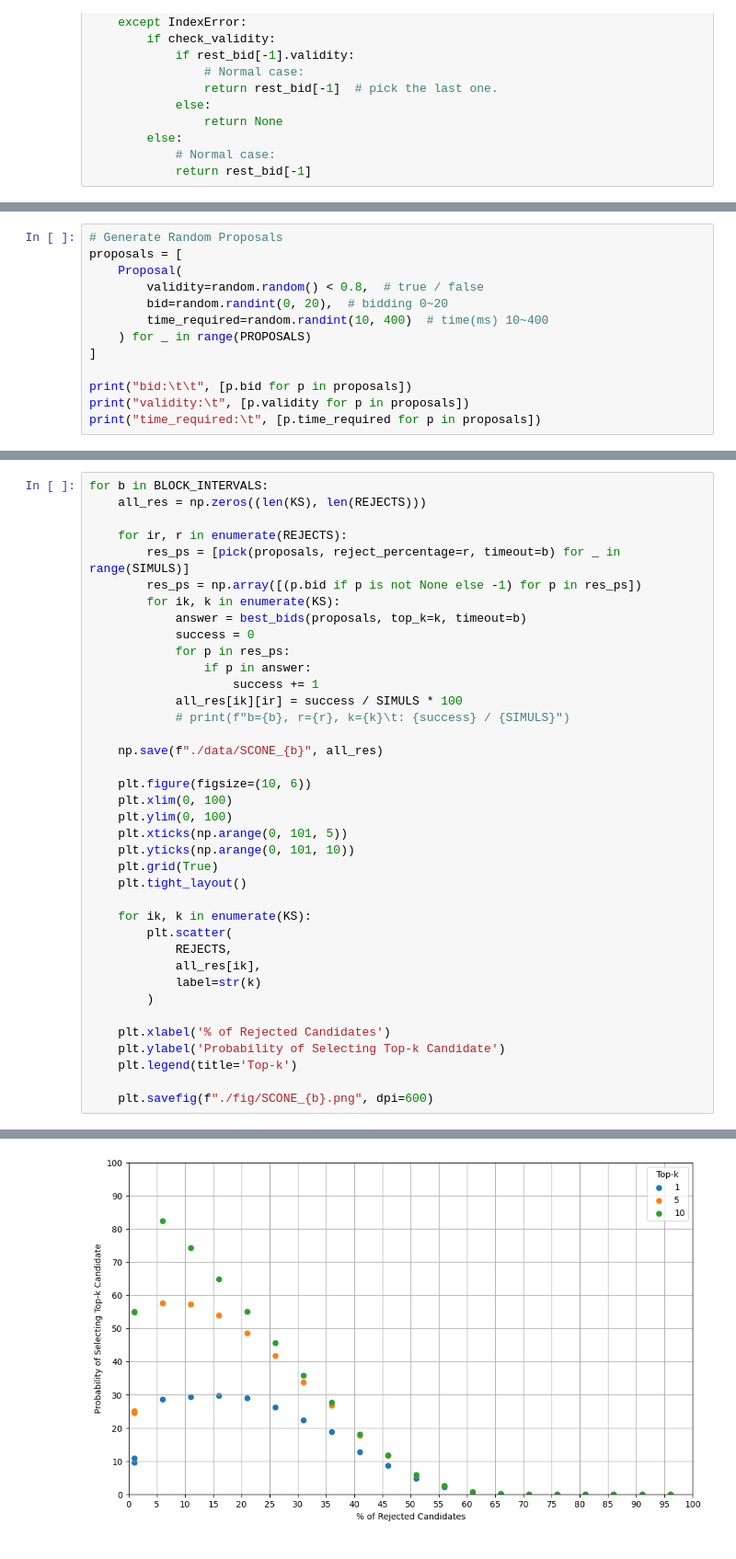
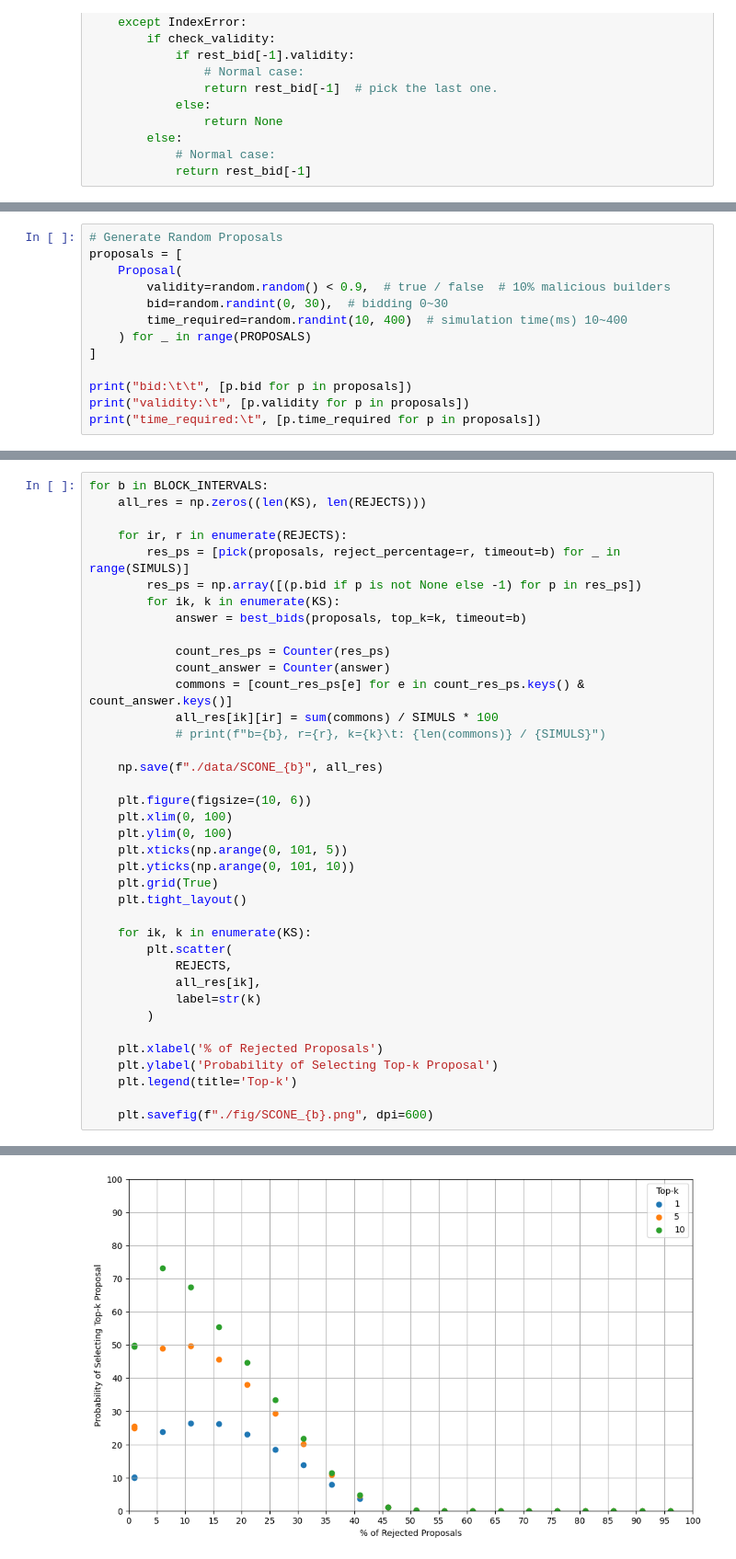
Before and after one commit to MEV-SCONE/simulator-py, a Jupyter notebook: simul-SCONE.ipynb, the cells around one changed output, grey strips where cells are left out. Shown: that part at 92% size. Saved outputs shown, nothing was run; the diff lists cells and outputs as text.

Commit message:
feat: simulator for SCONE - plot for proposals & optimizing aggregating logic

```diff
--- a/simul-SCONE.ipynb
+++ b/simul-SCONE.ipynb
@@ -139,9 +175,9 @@ def pick(proposals, reject_percentage, check_validity=True, timeout=None) -> (Pr
 # Generate Random Proposals
 proposals = [
     Proposal(
-        validity=random.random() < 0.8,  # true / false
-        bid=random.randint(0, 20),  # bidding 0~20
-        time_required=random.randint(10, 400)  # time(ms) 10~400
+        validity=random.random() < 0.9,  # true / false  # 10% malicious builders
+        bid=random.randint(0, 30),  # bidding 0~30
+        time_required=random.randint(10, 400)  # simulation time(ms) 10~400
     ) for _ in range(PROPOSALS)
 ]
 
@@ -178,12 +241,12 @@ for b in BLOCK_INTERVALS:
         res_ps = np.array([(p.bid if p is not None else -1) for p in res_ps])
         for ik, k in enumerate(KS):
             answer = best_bids(proposals, top_k=k, timeout=b)
-            success = 0
-            for p in res_ps:
-                if p in answer:
-                    success += 1
-            all_res[ik][ir] = success / SIMULS * 100
-            # print(f"b={b}, r={r}, k={k}\t: {success} / {SIMULS}")
+
+            count_res_ps = Counter(res_ps)
+            count_answer = Counter(answer)
+            commons = [count_res_ps[e] for e in count_res_ps.keys() & count_answer.keys()]
+            all_res[ik][ir] = sum(commons) / SIMULS * 100
+            # print(f"b={b}, r={r}, k={k}\t: {len(commons)} / {SIMULS}")
 
     np.save(f"./data/SCONE_{b}", all_res)
 
@@ -202,8 +265,8 @@ for b in BLOCK_INTERVALS:
             label=str(k)
         )
 
-    plt.xlabel('% of Rejected Candidates')
-    plt.ylabel('Probability of Selecting Top-k Candidate')
+    plt.xlabel('% of Rejected Proposals')
+    plt.ylabel('Probability of Selecting Top-k Proposal')
     plt.legend(title='Top-k')
 
     plt.savefig(f"./fig/SCONE_{b}.png", dpi=600)
@@ -212 +275 @@ for b in BLOCK_INTERVALS:
-[figure, old version]
+[figure, new version]
```
Also changed, not shown: parts of 15 cells of this notebook, 7 other files.
